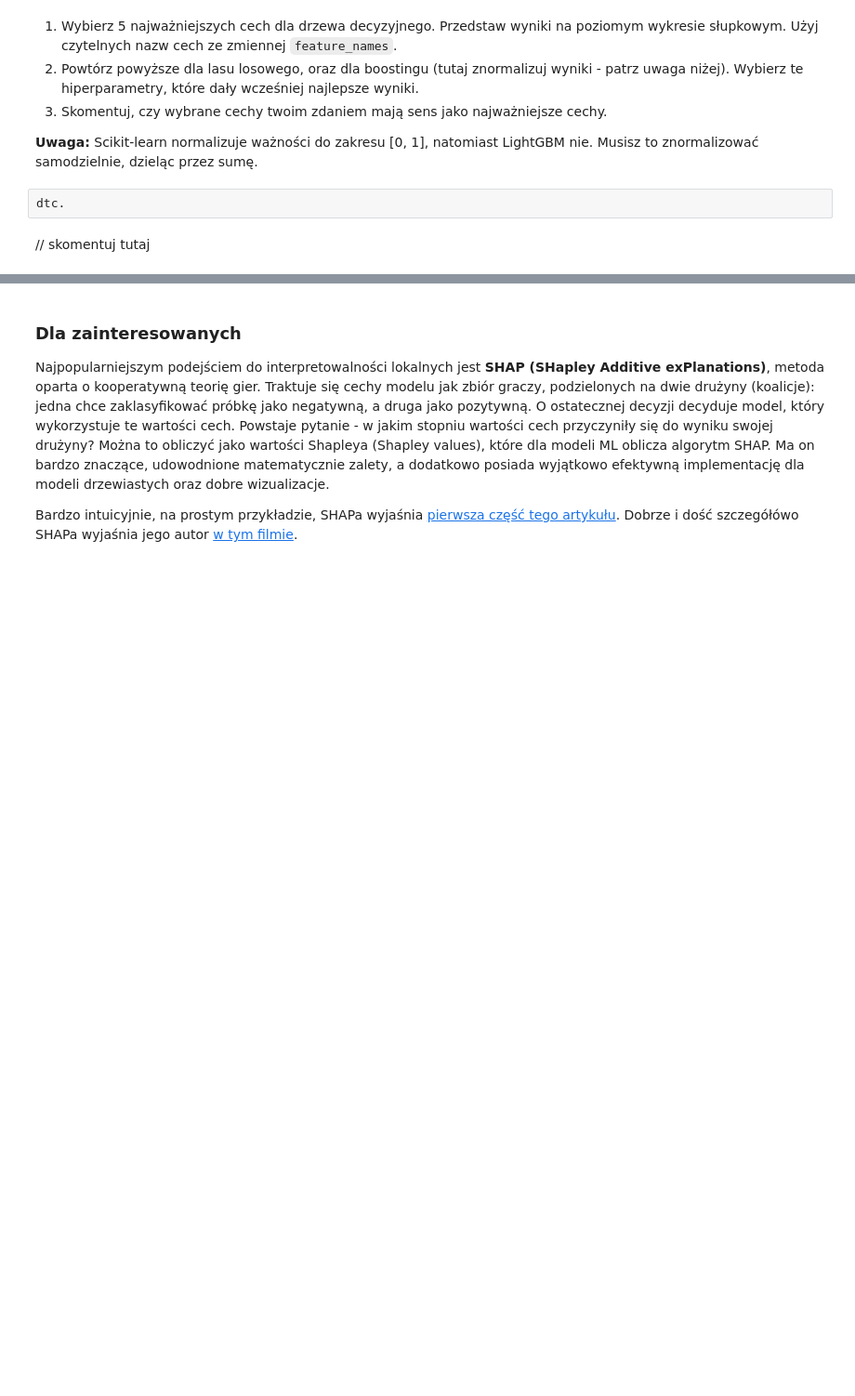
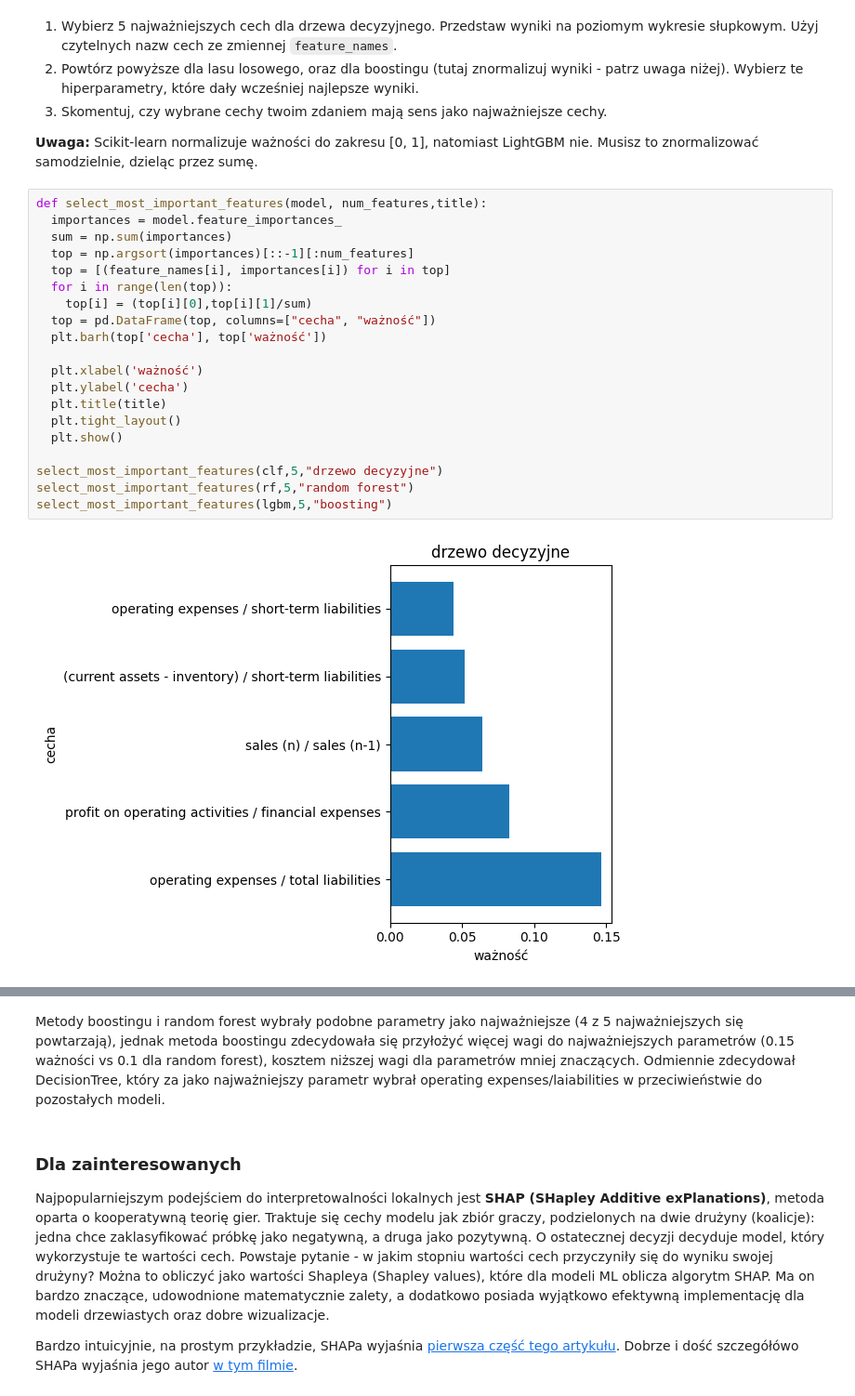
Before and after one commit to BeniaminBuzun/PSI, a Jupyter notebook: lab2/lab_2.ipynb, the cells around one changed output, grey strips where cells are left out. Shown: that part at 93% size. Drawn from its saved outputs; the diff is of its cells as text; blank space fills up the shorter version.

```diff
--- a/lab2/lab_2.ipynb
+++ b/lab2/lab_2.ipynb
@@ -685,7 +678,25 @@ Ze względu na powyższe, ważności cech normalizuje się często do zakresu [0
 3. Skomentuj, czy wybrane cechy twoim zdaniem mają sens jako najważniejsze cechy.
 
 **Uwaga:** Scikit-learn normalizuje ważności do zakresu [0, 1], natomiast LightGBM nie. Musisz to znormalizować samodzielnie, dzieląc przez sumę.
-# %%
-dtc.
-# %% [markdown]
-// skomentuj tutaj
+# %%
+def select_most_important_features(model, num_features,title):
+  importances = model.feature_importances_
+  sum = np.sum(importances)
+  top = np.argsort(importances)[::-1][:num_features]
+  top = [(feature_names[i], importances[i]) for i in top]
+  for i in range(len(top)):
+    top[i] = (top[i][0],top[i][1]/sum)
+  top = pd.DataFrame(top, columns=["cecha", "ważność"])
+  plt.barh(top['cecha'], top['ważność'])
+
+  plt.xlabel('ważność')
+  plt.ylabel('cecha')
+  plt.title(title)
+  plt.tight_layout()
+  plt.show()
+
+select_most_important_features(clf,5,"drzewo decyzyjne")
+select_most_important_features(rf,5,"random forest")
+select_most_important_features(lgbm,5,"boosting")
+# %% [output]
+[figure, added]
@@ -692,3 +705,8 @@ dtc.
+# %% [markdown]
+
+
+
+Metody boostingu i random forest wybrały podobne parametry jako najważniejsze (4 z 5 najważniejszych się powtarzają), jednak metoda boostingu zdecydowała się przyłożyć więcej wagi do najważniejszych parametrów (0.15 ważności vs 0.1 dla random forest), kosztem niższej wagi dla parametrów mniej znaczących. Odmiennie zdecydował DecisionTree, który za jako najważniejszy parametr wybrał operating expenses/laiabilities w przeciwieństwie do pozostałych modeli.
 # %% [markdown]
 ### Dla zainteresowanych
 
```
Also changed, not shown: parts of 3 cells of this notebook.
